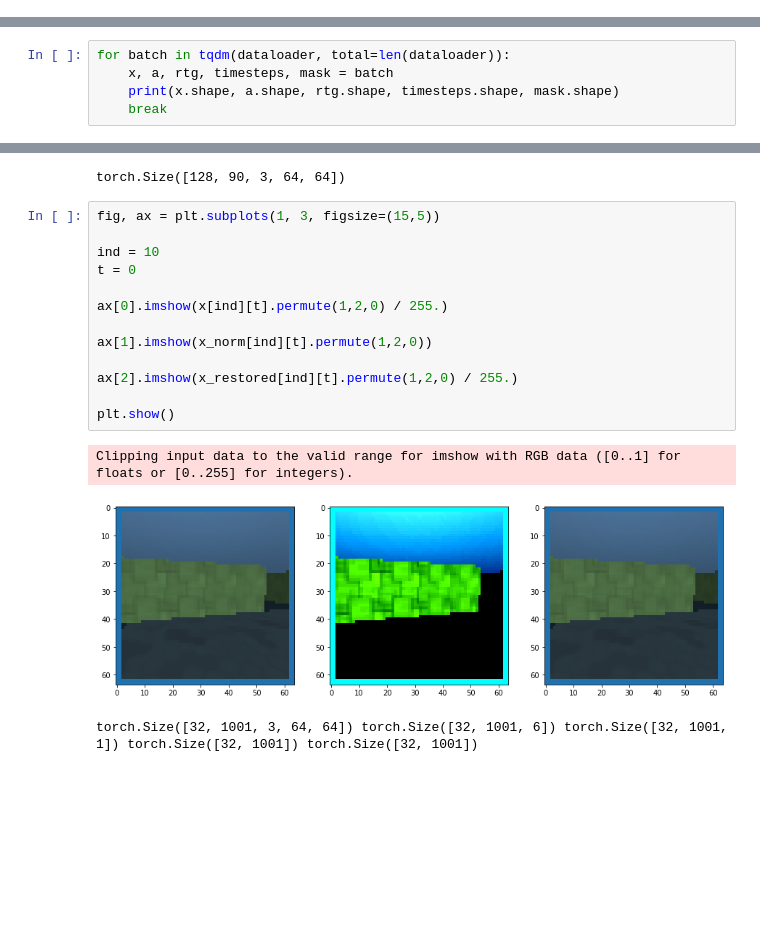
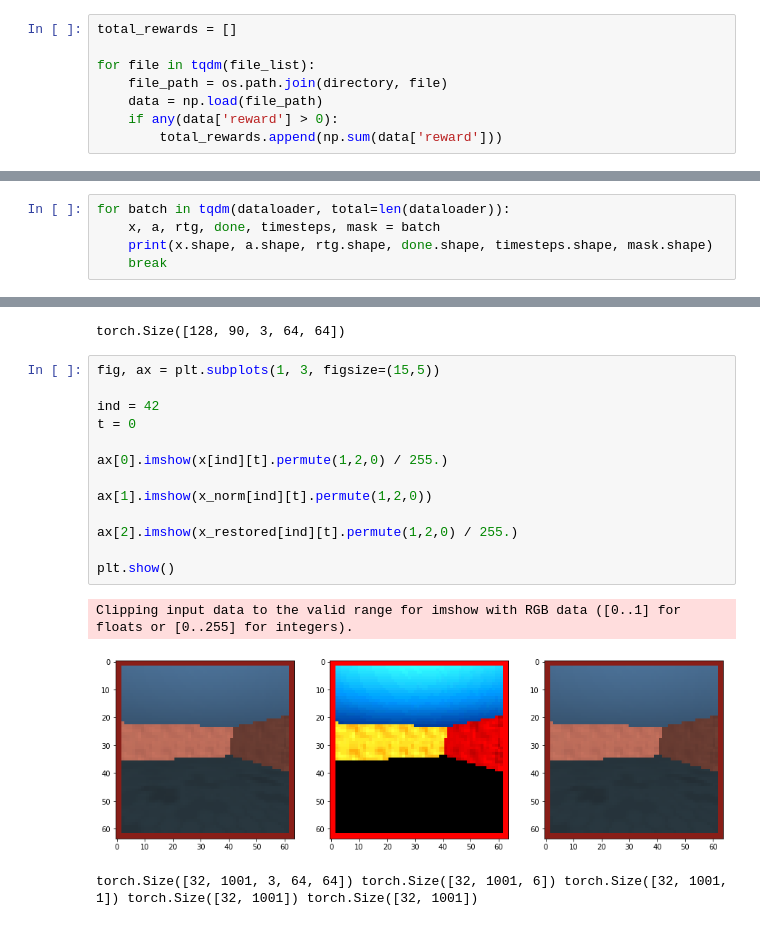
Before and after one commit to zen0no/RATE, a Jupyter notebook: MemoryMaze/MemoryMaze_notebooks/test.ipynb, the cells around one changed output, grey strips where cells are left out. Saved outputs shown, nothing was run; the diff lists cells and outputs as text; blank space fills up the shorter version.

```diff
--- a/MemoryMaze/MemoryMaze_notebooks/test.ipynb
+++ b/MemoryMaze/MemoryMaze_notebooks/test.ipynb
@@ -64,3 +64,11 @@ for file in tqdm(file_list):
 
     positive_rewards = np.where(data['reward'] > 0)[0]
     steps_with_rew.extend(positive_rewards.tolist() if len(positive_rewards) > 0 else [-1])
+# %%
+total_rewards = []
+
+for file in tqdm(file_list):
+    file_path = os.path.join(directory, file)
+    data = np.load(file_path)
+    if any(data['reward'] > 0):
+        total_rewards.append(np.sum(data['reward']))
@@ -244,7 +240,7 @@ def inverse_z_normalize(data, mean, std):
     return data * std[None, :, None, None] + mean[None, :, None, None]
 # %%
 for batch in tqdm(dataloader, total=len(dataloader)):
-    x, a, rtg, timesteps, mask = batch
-    print(x.shape, a.shape, rtg.shape, timesteps.shape, mask.shape)
+    x, a, rtg, done, timesteps, mask = batch
+    print(x.shape, a.shape, rtg.shape, done.shape, timesteps.shape, mask.shape)
     break
 # %% [output]
@@ -272,19 +268,19 @@ torch.Size([128, 90, 3, 64, 64])
 # %%
 fig, ax = plt.subplots(1, 3, figsize=(15,5))
 
-ind = 10
+ind = 42
 t = 0
 
 ax[0].imshow(x[ind][t].permute(1,2,0) / 255.)
 
 ax[1].imshow(x_norm[ind][t].permute(1,2,0))
 
 ax[2].imshow(x_restored[ind][t].permute(1,2,0) / 255.)
 
 plt.show()
 # %% [output]
 Clipping input data to the valid range for imshow with RGB data ([0..1] for floats or [0..255] for integers).
-[figure, old version]
+[figure, new version]
 # %%
 # %% [output]
 torch.Size([32, 1001, 3, 64, 64]) torch.Size([32, 1001, 6]) torch.Size([32, 1001, 1]) torch.Size([32, 1001]) torch.Size([32, 1001])
```
Also changed, not shown: parts of 8 cells of this notebook, 7 other files.
